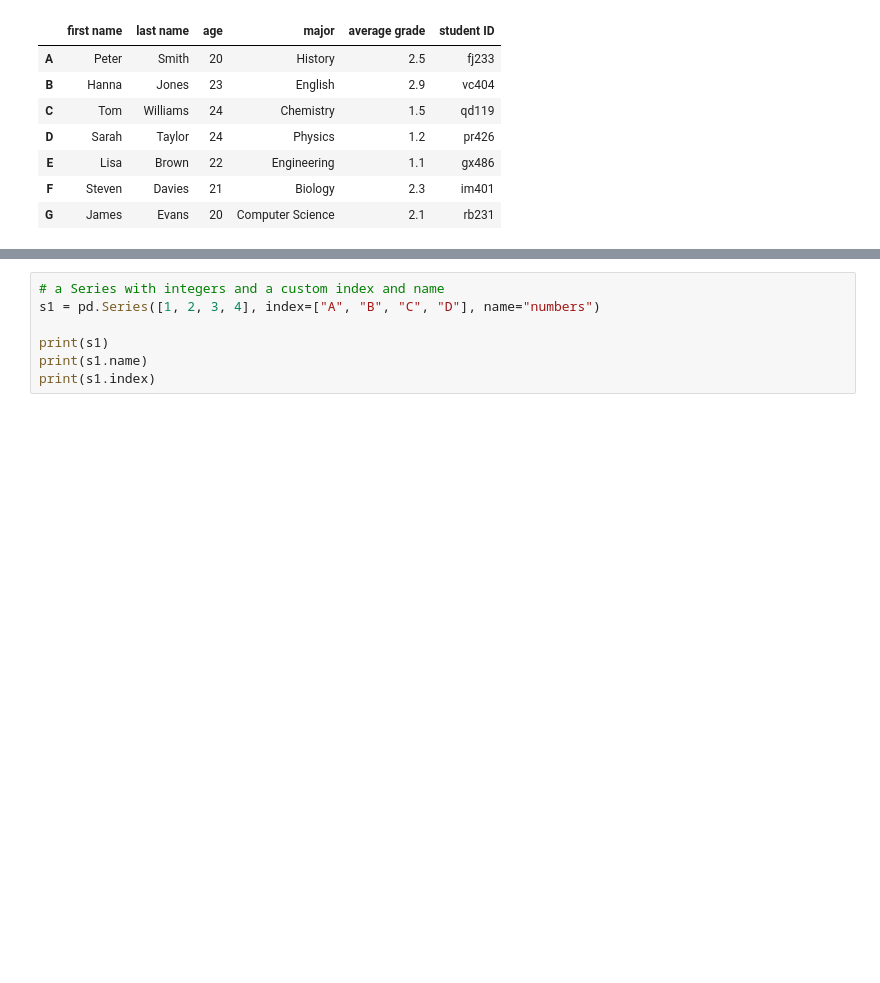
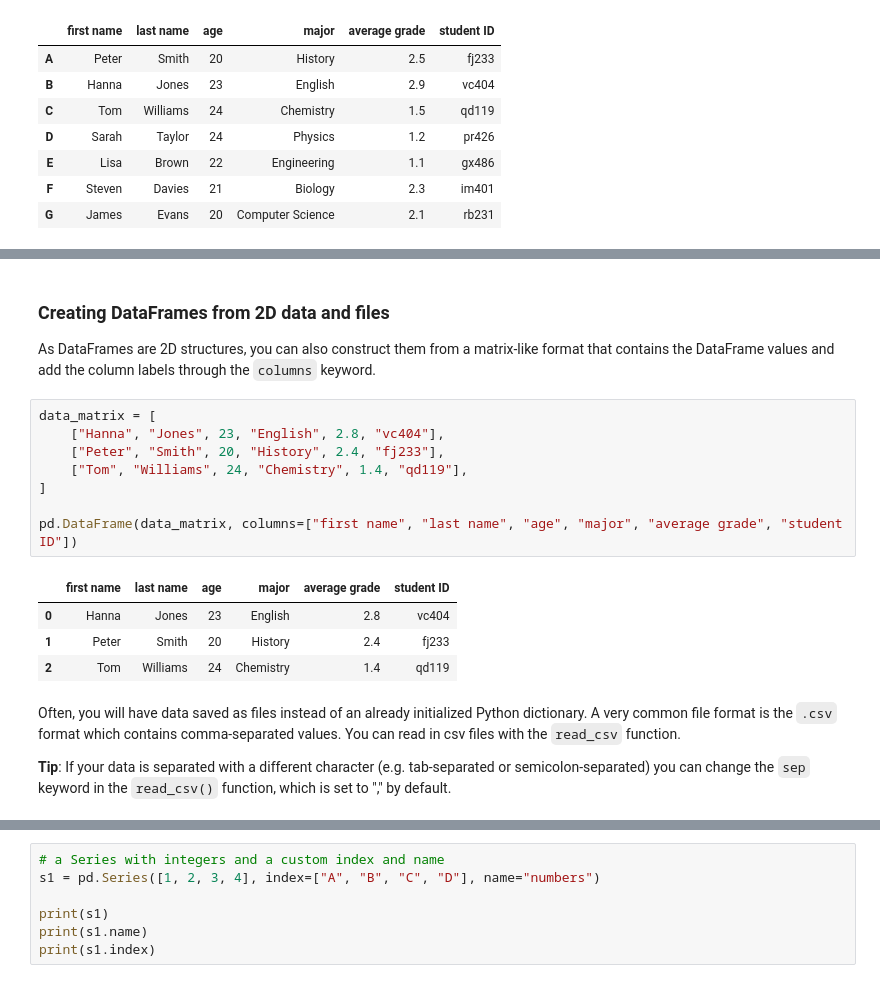
Before and after one commit to kierandidi/python_for_scientists, a Jupyter notebook: notebooks/07_pandas_basics.ipynb, the cells around one changed output, grey strips where cells are left out. Drawn from its saved outputs; the diff is of its cells as text; blank space fills up the shorter version.

```diff
--- a/notebooks/07_pandas_basics.ipynb
+++ b/notebooks/07_pandas_basics.ipynb
@@ -134,0 +153,20 @@ Conveniently, Jupyter renders this table in a much nicer way than just printing
+# %% [markdown]
+### Creating DataFrames from 2D data and files
+As DataFrames are 2D structures, you can also construct them from a matrix-like format that contains the DataFrame values and add the column labels through the `columns` keyword.
+# %%
+data_matrix = [
+    ["Hanna", "Jones", 23, "English", 2.8, "vc404"],
+    ["Peter", "Smith", 20, "History", 2.4, "fj233"],
+    ["Tom", "Williams", 24, "Chemistry", 1.4, "qd119"],
+]
+
+pd.DataFrame(data_matrix, columns=["first name", "last name", "age", "major", "average grade", "student ID"])
+# %% [output]
+|  | first name | last name | age | major | average grade | student ID |
+| 0 | Hanna | Jones | 23 | English | 2.8 | vc404 |
+| 1 | Peter | Smith | 20 | History | 2.4 | fj233 |
+| 2 | Tom | Williams | 24 | Chemistry | 1.4 | qd119 |
+# %% [markdown]
+Often, you will have data saved as files instead of an already initialized Python dictionary. A very common file format is the `.csv` format which contains comma-separated values. You can read in csv files with the `read_csv` function.
+
+**Tip**: If your data is separated with a different character (e.g. tab-separated or semicolon-separated) you can change the `sep` keyword in the `read_csv()` function, which is set to "," by default.
```
Also changed, not shown: parts of 20 cells of this notebook.
